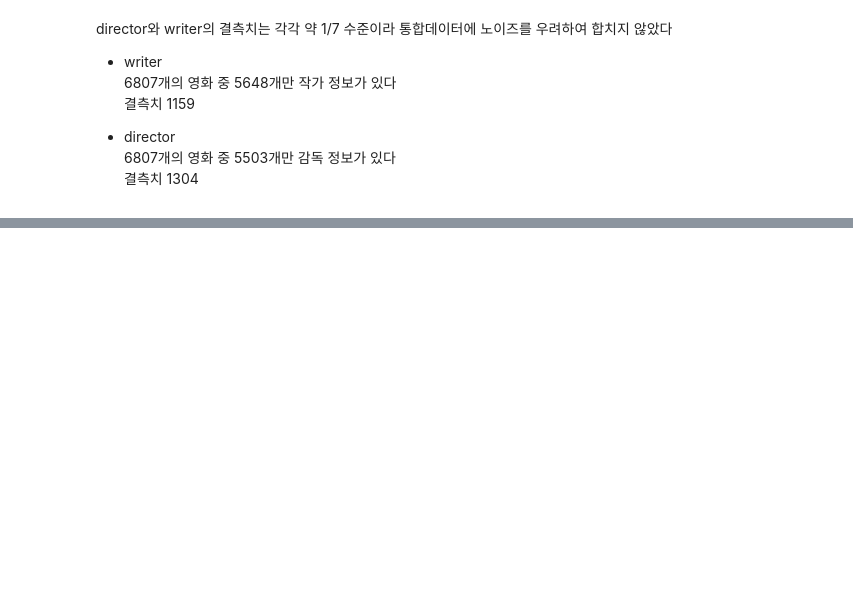
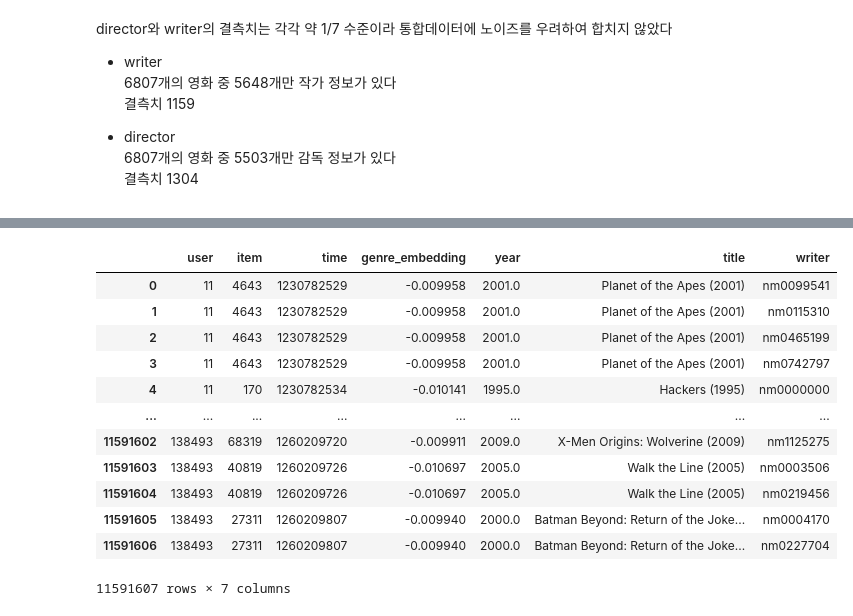
Before and after one commit to boostcampaitech4lv23recsys2/level2_movierecommendation_recsys-level2-recsys-08, a Jupyter notebook: FE/Feature_Engineering.ipynb, the cells around one changed output, grey strips where cells are left out. Saved outputs shown, nothing was run; the diff lists cells and outputs as text; code cells hidden in the pictures; blank space fills up the shorter version.

```diff
--- a/FE/Feature_Engineering.ipynb
+++ b/FE/Feature_Engineering.ipynb
@@ -134,0 +383,6 @@ director와 writer의 결측치는 각각 약 1/7 수준이라 통합데이터
+# %%
+no_wri_item_df = pd.DataFrame([x for x in zip(no_wri_item_list, ['nm0000000']*len(no_wri_item_list))])
+# %%
+no_wri_item_df.columns=writer_df.columns # 컬럼명 동일하게
+# %%
+writer_df = pd.concat([writer_df, no_wri_item_df]) # 기존 director_df 뒤에 감독없는 영화 추가
@@ -134,0 +405,18 @@ director와 writer의 결측치는 각각 약 1/7 수준이라 통합데이터
+# %%
+wri_df = ref_df.merge(writer_df, how='left')
+# %%
+wri_df
+# %% [output]
+|  | user | item | time | genre_embedding | year | title | writer |
+| 0 | 11 | 4643 | 1230782529 | -0.009958 | 2001.0 | Planet of the Apes (2001) | nm0099541 |
+| 1 | 11 | 4643 | 1230782529 | -0.009958 | 2001.0 | Planet of the Apes (2001) | nm0115310 |
+| 2 | 11 | 4643 | 1230782529 | -0.009958 | 2001.0 | Planet of the Apes (2001) | nm0465199 |
+| 3 | 11 | 4643 | 1230782529 | -0.009958 | 2001.0 | Planet of the Apes (2001) | nm0742797 |
+| 4 | 11 | 170 | 1230782534 | -0.010141 | 1995.0 | Hackers (1995) | nm0000000 |
+| ... | ... | ... | ... | ... | ... | ... | ... |
+| 11591602 | 138493 | 68319 | 1260209720 | -0.009911 | 2009.0 | X-Men Origins: Wolverine (2009) | nm1125275 |
+| 11591603 | 138493 | 40819 | 1260209726 | -0.010697 | 2005.0 | Walk the Line (2005) | nm0003506 |
+| 11591604 | 138493 | 40819 | 1260209726 | -0.010697 | 2005.0 | Walk the Line (2005) | nm0219456 |
+| 11591605 | 138493 | 27311 | 1260209807 | -0.009940 | 2000.0 | Batman Beyond: Return of the Joke... | nm0004170 |
+| 11591606 | 138493 | 27311 | 1260209807 | -0.009940 | 2000.0 | Batman Beyond: Return of the Joke... | nm0227704 |
+11591607 rows × 7 columns
```
Also changed, not shown: parts of 65 cells of this notebook.
